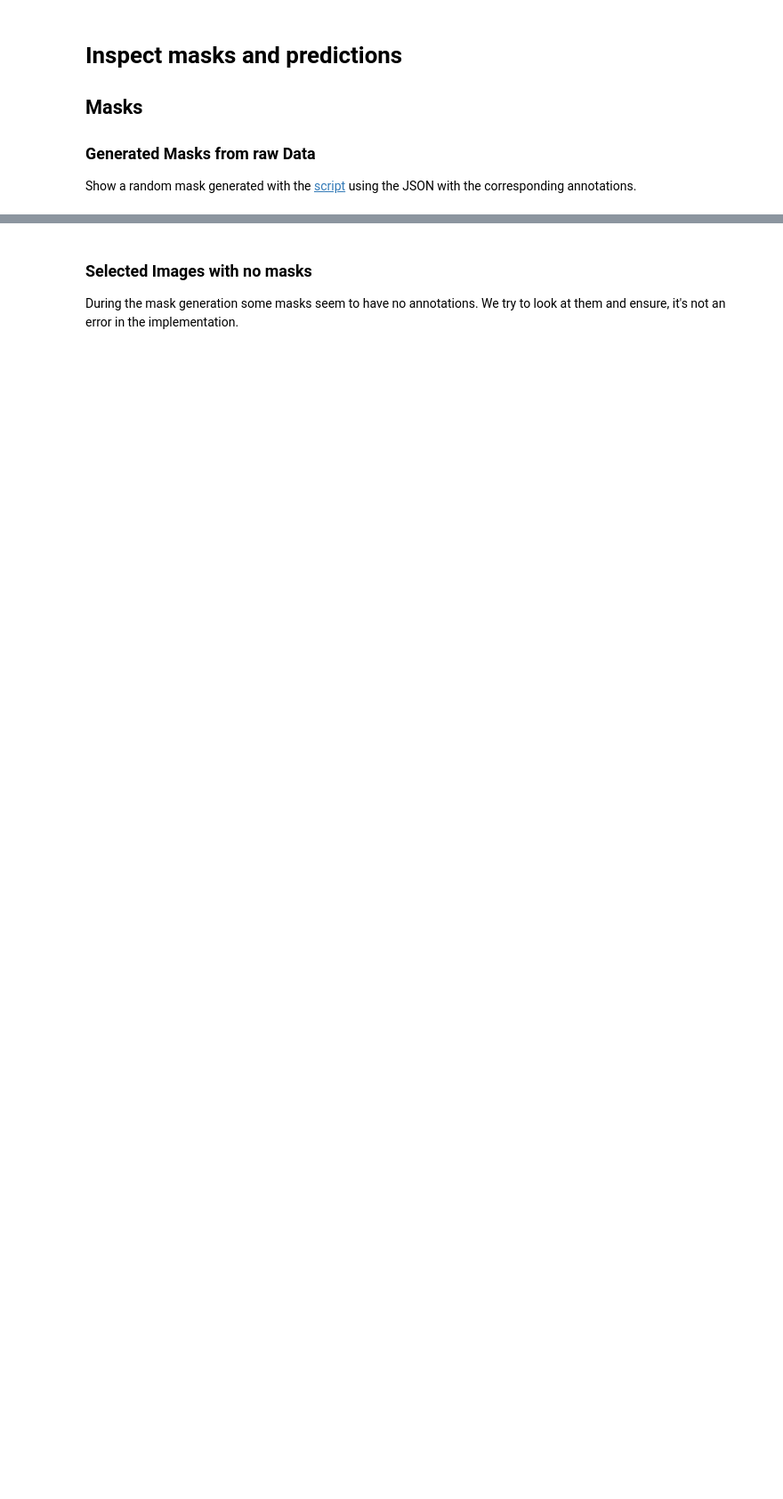
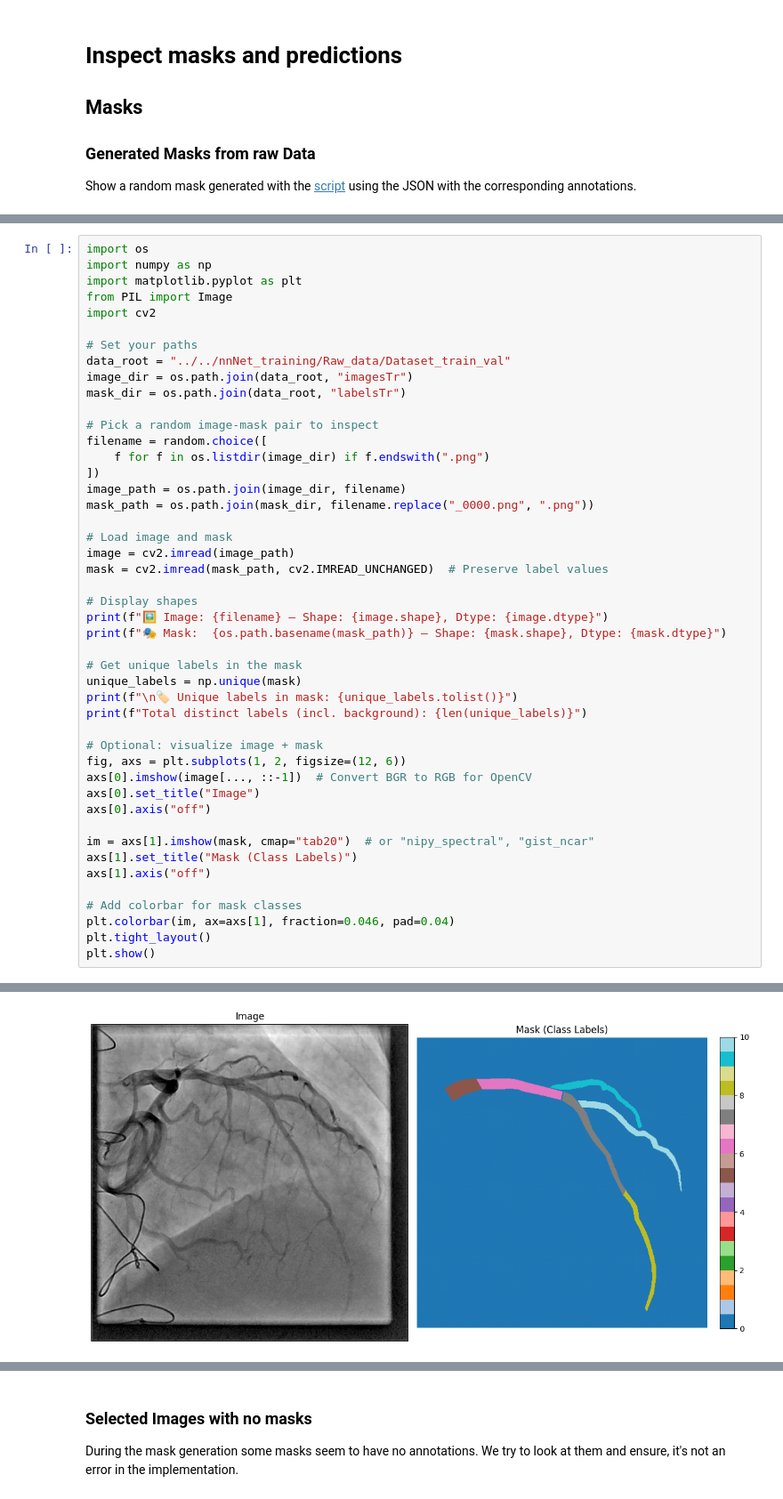
Before and after one commit to jannik1212/StenUNet, a Jupyter notebook: own_notebooks/arcade/inspect_masks.ipynb, the cells around one changed output, grey strips where cells are left out. Shown at 89% size. Saved outputs shown, nothing was run; the diff lists cells and outputs as text; blank space fills up the shorter version.

```diff
--- a/own_notebooks/arcade/inspect_masks.ipynb
+++ b/own_notebooks/arcade/inspect_masks.ipynb
@@ -59,0 +63,47 @@ visualize_image_and_mask()
+# %%
+import os
+import numpy as np
+import matplotlib.pyplot as plt
+from PIL import Image
+import cv2
+
+# Set your paths
+data_root = "../../nnNet_training/Raw_data/Dataset_train_val"
+image_dir = os.path.join(data_root, "imagesTr")
+mask_dir = os.path.join(data_root, "labelsTr")
+
+# Pick a random image-mask pair to inspect
+filename = random.choice([
+    f for f in os.listdir(image_dir) if f.endswith(".png")
+])
+image_path = os.path.join(image_dir, filename)
+mask_path = os.path.join(mask_dir, filename.replace("_0000.png", ".png"))
+
+# Load image and mask
+image = cv2.imread(image_path)
+mask = cv2.imread(mask_path, cv2.IMREAD_UNCHANGED)  # Preserve label values
+
+# Display shapes
+print(f"🖼️ Image: {filename} — Shape: {image.shape}, Dtype: {image.dtype}")
+print(f"🎭 Mask:  {os.path.basename(mask_path)} — Shape: {mask.shape}, Dtype: {mask.dtype}")
+
+# Get unique labels in the mask
+unique_labels = np.unique(mask)
+print(f"\n🏷️ Unique labels in mask: {unique_labels.tolist()}")
+print(f"Total distinct labels (incl. background): {len(unique_labels)}")
+
+# Optional: visualize image + mask
+fig, axs = plt.subplots(1, 2, figsize=(12, 6))
+axs[0].imshow(image[..., ::-1])  # Convert BGR to RGB for OpenCV
+axs[0].set_title("Image")
+axs[0].axis("off")
+
+im = axs[1].imshow(mask, cmap="tab20")  # or "nipy_spectral", "gist_ncar"
+axs[1].set_title("Mask (Class Labels)")
+axs[1].axis("off")
+
+# Add colorbar for mask classes
+plt.colorbar(im, ax=axs[1], fraction=0.046, pad=0.04)
+plt.tight_layout()
+plt.show()
+# %% [output]
@@ -59,0 +115 @@ visualize_image_and_mask()
+[figure, added]
```
Also changed, not shown: parts of 4 cells of this notebook, 3 other files.
